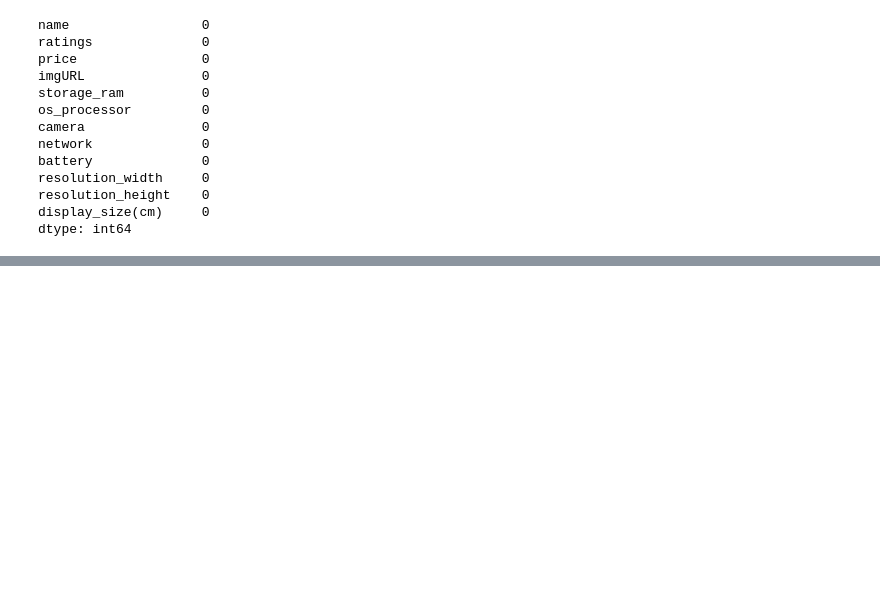
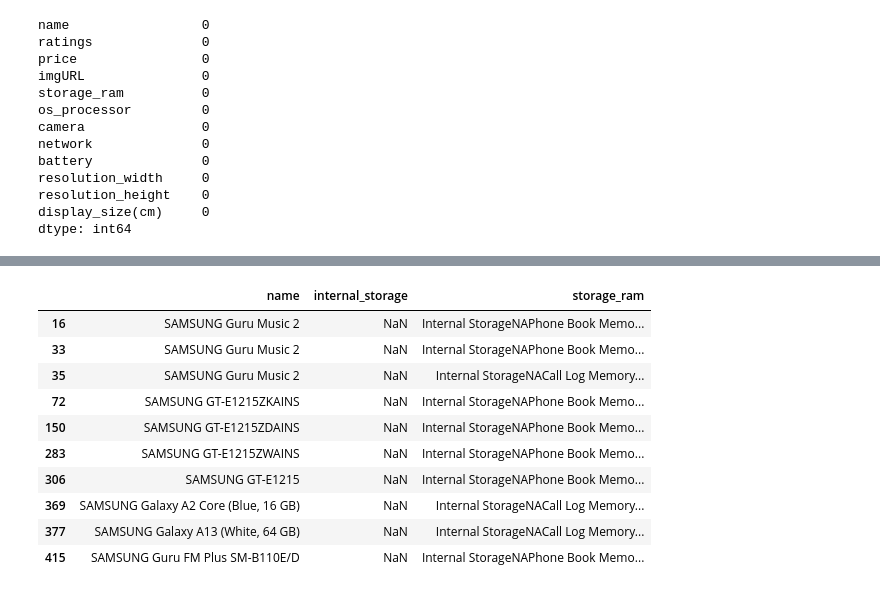
Before and after one commit to Data4i/SamsungPhonesAnalysisAndRatings, a Jupyter notebook: newSamsung.ipynb, the cells around one changed output, grey strips where cells are left out. Saved outputs shown, nothing was run; the diff lists cells and outputs as text; code cells hidden in the pictures; blank space fills up the shorter version.

Commit message:
finished extracting the internal storage about to extract the ram capacity

```diff
--- a/newSamsung.ipynb
+++ b/newSamsung.ipynb
@@ -232,7 +232,9 @@ df.sample(3)
 # %%
 pattern = re.compile(r'Storage[0-9]+', re.I)
+split_by_storage_pattern = re.compile(r'Storage', re.I)
+
 def get_internal_storage(row):
     match = pattern.search(row)
-    return match.group() if match else np.nan
+    return int(split_by_storage_pattern.split(match.group())[-1]) if match else np.nan
 
-df['storage_ram'].apply(get_internal_storage)
+df['internal_storage'] = df['storage_ram'].apply(get_internal_storage)
@@ -251,0 +258,14 @@ Name: storage_ram, Length: 536, dtype: object
+# %%
+df[df['internal_storage'].isna()][['name', 'internal_storage', 'storage_ram']]
+# %% [output]
+|  | name | internal_storage | storage_ram |
+| 16 | SAMSUNG Guru Music 2 | NaN | Internal StorageNAPhone Book Memo... |
+| 33 | SAMSUNG Guru Music 2 | NaN | Internal StorageNAPhone Book Memo... |
+| 35 | SAMSUNG Guru Music 2 | NaN | Internal StorageNACall Log Memory... |
+| 72 | SAMSUNG GT-E1215ZKAINS | NaN | Internal StorageNAPhone Book Memo... |
+| 150 | SAMSUNG GT-E1215ZDAINS | NaN | Internal StorageNAPhone Book Memo... |
+| 283 | SAMSUNG GT-E1215ZWAINS | NaN | Internal StorageNAPhone Book Memo... |
+| 306 | SAMSUNG GT-E1215 | NaN | Internal StorageNAPhone Book Memo... |
+| 369 | SAMSUNG Galaxy A2 Core (Blue, 16 GB) | NaN | Internal StorageNACall Log Memory... |
+| 377 | SAMSUNG Galaxy A13 (White, 64 GB) | NaN | Internal StorageNACall Log Memory... |
+| 415 | SAMSUNG Guru FM Plus SM-B110E/D | NaN | Internal StorageNAPhone Book Memo... |
```
Also changed, not shown: parts of 10 cells of this notebook.
